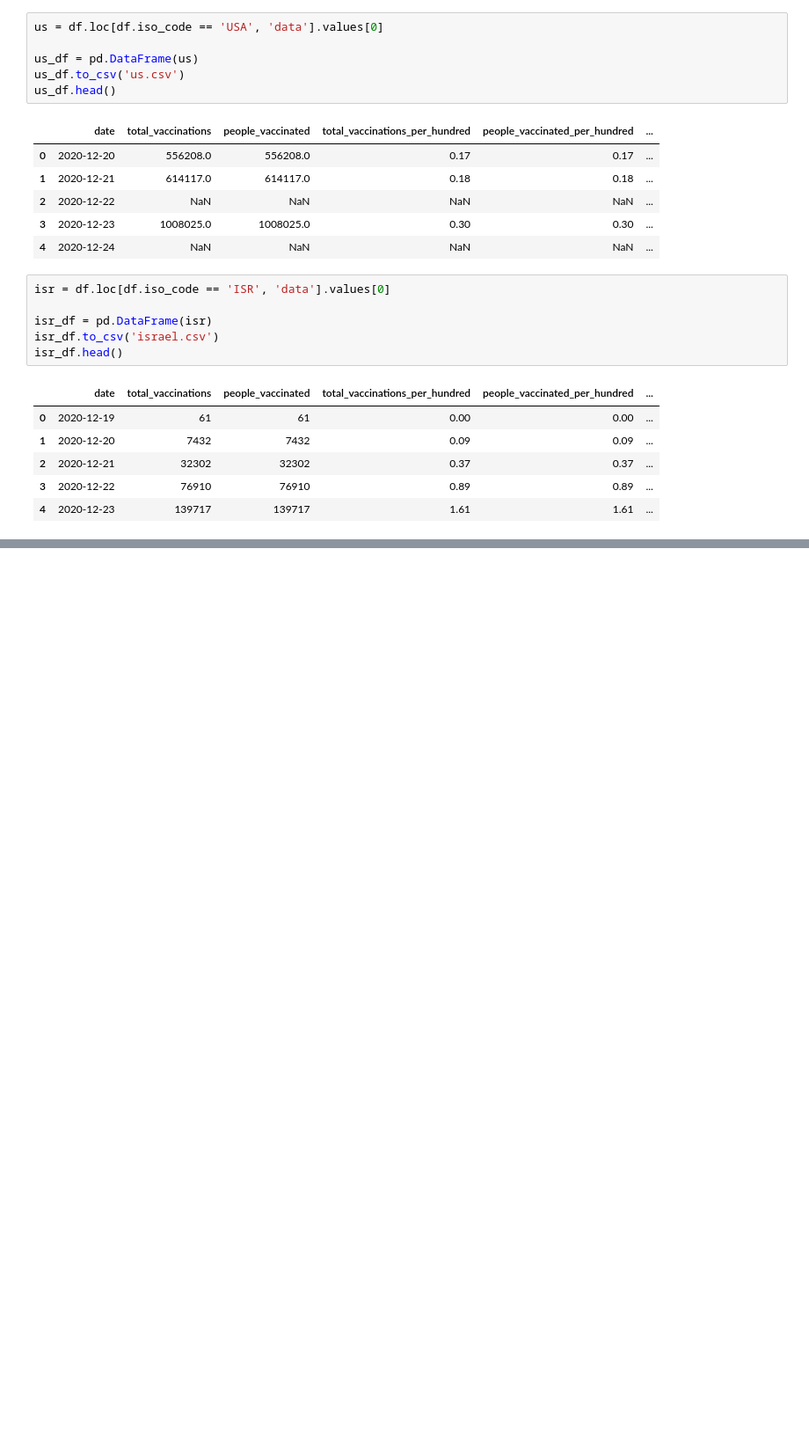
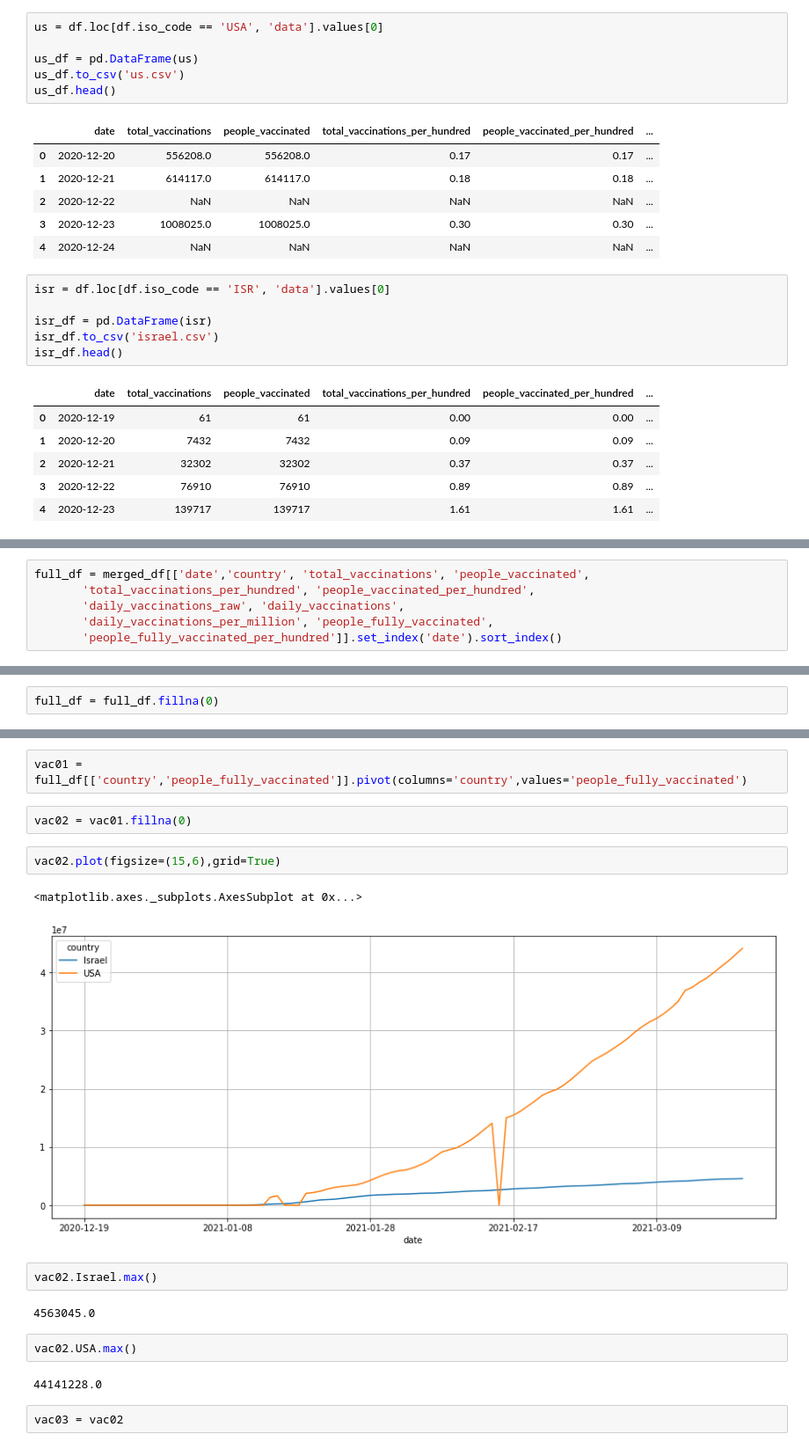
Before and after one commit to UroborosElite/COVID_Travel_Prediction, a Jupyter notebook: extract.ipynb, the cells around one changed output, grey strips where cells are left out. Shown: that part at 88% size. Drawn from its saved outputs; the diff is of its cells as text; blank space fills up the shorter version.

```diff
--- a/extract.ipynb
+++ b/extract.ipynb
@@ -41,0 +66,6 @@ isr_df.head()
+# %%
+full_df = merged_df[['date','country', 'total_vaccinations', 'people_vaccinated',
+       'total_vaccinations_per_hundred', 'people_vaccinated_per_hundred',
+       'daily_vaccinations_raw', 'daily_vaccinations',
+       'daily_vaccinations_per_million', 'people_fully_vaccinated',
+       'people_fully_vaccinated_per_hundred']].set_index('date').sort_index()
@@ -41,0 +78,2 @@ isr_df.head()
+# %%
+full_df = full_df.fillna(0)
@@ -41,0 +89,19 @@ isr_df.head()
+# %%
+vac01 = full_df[['country','people_fully_vaccinated']].pivot(columns='country',values='people_fully_vaccinated')
+# %%
+vac02 = vac01.fillna(0)
+# %%
+vac02.plot(figsize=(15,6),grid=True)
+# %% [output]
+<matplotlib.axes._subplots.AxesSubplot at 0x...>
+[figure, added]
+# %%
+vac02.Israel.max()
+# %% [output]
+4563045.0
+# %%
+vac02.USA.max()
+# %% [output]
+44141228.0
+# %%
+vac03 = vac02
```
Also changed, not shown: parts of 18 cells of this notebook, 5 other files.
